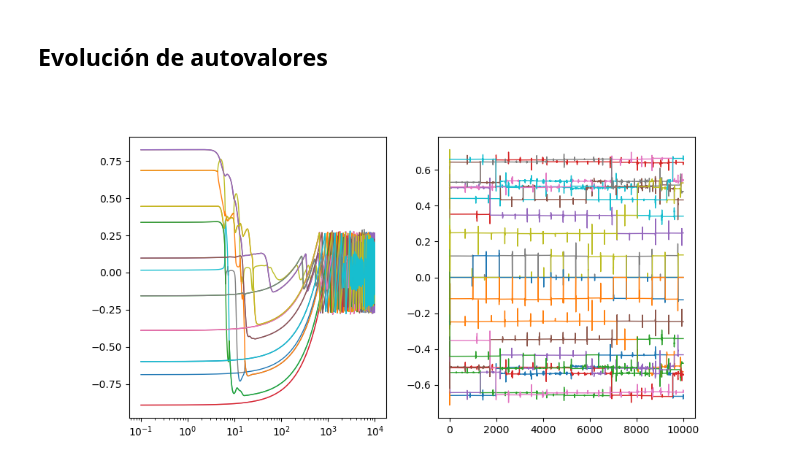
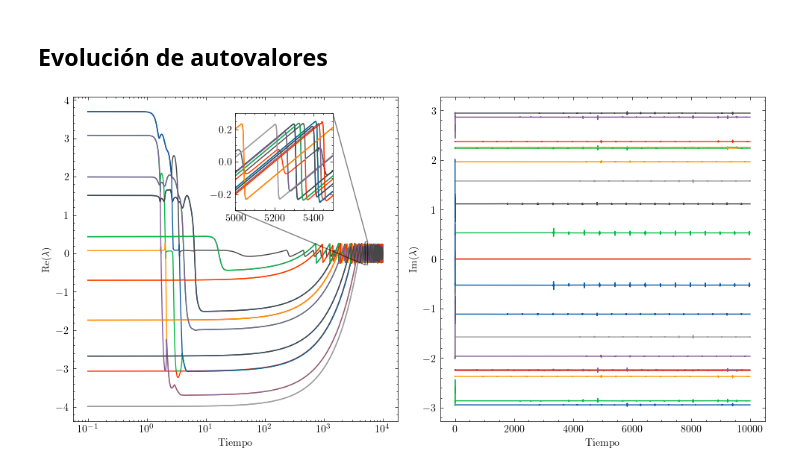
Before and after one commit to OlmoGH/Edge-of-chaos, a Jupyter notebook: Autovalores_de_matrices/LaTex/figuras.ipynb, the cells around one changed output. Drawn from its saved outputs; the diff is of its cells as text; code cells hidden in the pictures.

```diff
--- a/Autovalores_de_matrices/LaTex/figuras.ipynb
+++ b/Autovalores_de_matrices/LaTex/figuras.ipynb
@@ -115,7 +115,6 @@ plt.show()
 # %% [markdown]
 ## Evolución de autovalores
 # %%
-%matplotlib widget
 dim = 20
 time = 10000
 t_eval = np.logspace(-1, 4, 150000)
@@ -125,10 +124,10 @@ rng_X = np.random.default_rng(42)
 rng_W = np.random.default_rng(69)
 
 X_0 = rng_X.normal(loc=0, scale=1/np.sqrt(dim), size=dim)
-W_0 = rng_W.normal(loc=0, scale=1/np.sqrt(dim), size=(dim, dim))
+W_0 = rng_W.normal(loc=0, scale=1, size=(dim, dim))
 
 y_0 = np.concatenate([X_0, W_0.flatten()])
-solution = solve_ivp(ODE_system, [0, time], y0=y_0, args=[dim, alpha], t_eval=t_eval)
+solution = solve_ivp(ODE_system, [0, time], y0=y_0, args=[dim, alpha], t_eval=t_eval, method='DOP853')
 
 X = solution.y[:dim, :].transpose()
 W = solution.y[dim:, :].reshape((dim, dim, -1)).transpose(2, 0, 1)
@@ -137,10 +136,29 @@ W = solution.y[dim:, :].reshape((dim, dim, -1)).transpose(2, 0, 1)
 eigenvalues = np.linalg.eigvals(W)
 eigenvalues = track_eigenvalues(eigenvalues, weight_real=1, weight_imag=10)
 
+plt.style.use(['science'])
+
 fig, ax = plt.subplots(ncols=2, figsize=(10, 5))
-ax[0].semilogx(t_eval, eigenvalues.real, lw=1)
-ax[1].plot(t_eval, eigenvalues.imag, lw=1)
+ax[0].semilogx(t_eval, eigenvalues.real, lw=1, rasterized=True)
+ax[1].plot(t_eval, eigenvalues.imag, lw=1, rasterized=True)
+ax[0].set_box_aspect(1)
+ax[1].set_box_aspect(1)
 
+# Inset axes
+axins = ax[0].inset_axes([0.5, 0.65, 0.3, 0.3], xlim=[5000, 5500], ylim=[-0.3, 0.3])
+axins.plot(t_eval, eigenvalues.real, lw=1)
+ax[0].indicate_inset_zoom(axins, edgecolor='black')
+
+# Títulos y texto
+ax[0].set_xlabel("Tiempo")
+ax[0].set_ylabel(r"Re$(\lambda)$")
+
+ax[1].set_xlabel("Tiempo")
+ax[1].set_ylabel(r"Im$(\lambda)$")
+
+plt.tight_layout()
+
+plt.savefig("Figures/Evolucion coloreada.pdf")
 plt.show()
 
 # W_norm = np.linalg.norm(W, axis=(1, 2))
@@ -149,31 +167,31 @@ plt.show()
 # y = X_norm**2
 # y_dotdot = np.gradient(np.gradient(y, t_eval), t_eval)
 
 # plt.plot(y_dotdot, y, 'b.', ms=1)
 # plt.show()
 
 # V = 0.5 * W_norm**2 + alpha * (0.5 * X_norm**2 - np.log(X_norm))
 # dVdt = (np.trace(W, axis1=1, axis2=2) - np.einsum('ti, tij, tj -> t', X, W, X)/X_norm**2)
 # V_dot = np.gradient(V, t_eval)
 
 # plt.plot(t_eval, (V - V.mean())/(V.max()-V.min()), label='Lyapunov function')
 # plt.plot(t_eval, (V_dot - V_dot.mean())/(V_dot.max()-V_dot.min()), label=r"$\frac{dV}{dt}$ numérica", alpha=0.8)
 # plt.plot(t_eval, (dVdt - dVdt.mean())/(dVdt.max()-dVdt.min()), label=r"$\frac{dV}{dt}$ analítica", alpha=0.8)
 # plt.legend()
 # plt.show()
 
 # print("X: ", X.shape)
 # print("W: ", W.shape)
 # WX = np.einsum('tij, tj -> ti', W, X)
 # WX_norm = np.linalg.norm(WX, axis=1)
 # X_norm = np.linalg.norm(X, axis=1)
 
 # W_spectral_norm = np.linalg.norm(W, ord=2, axis=(1, 2))
 
 # plt.plot(WX_norm, label=r"$|WX|$")
 # plt.plot(W_norm * X_norm/2, label=r"$|W||X|$")
 # # plt.plot(W_spectral_norm * X_norm, label=r"$\sigma_{max}(W)|X|$")
 # plt.legend()
 # plt.show()
 # %% [output]
-[figure, old version]
+[figure, new version]
```
Also changed, not shown: parts of 2 cells of this notebook, 4 other files.
